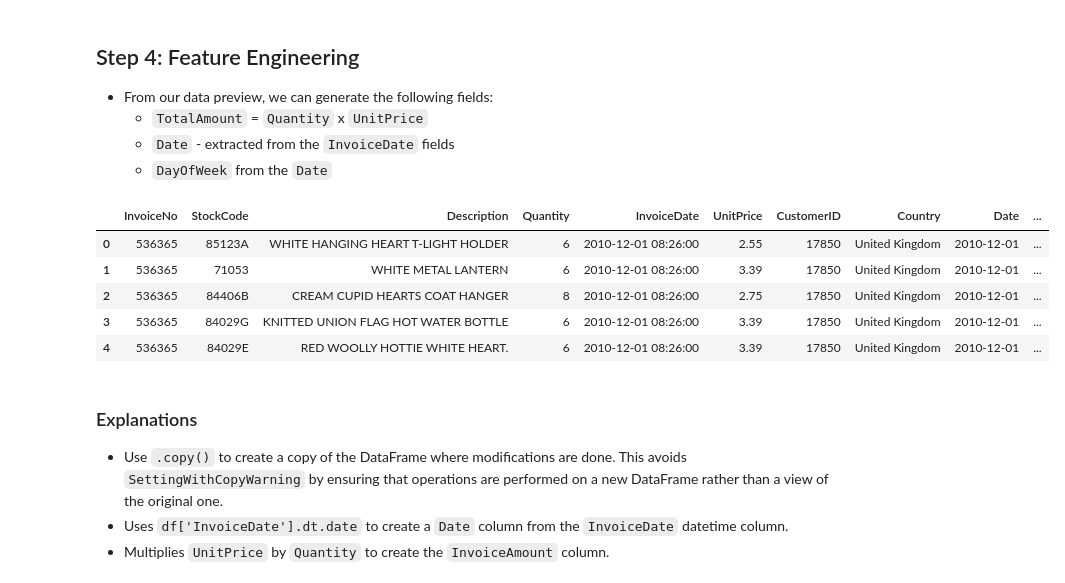
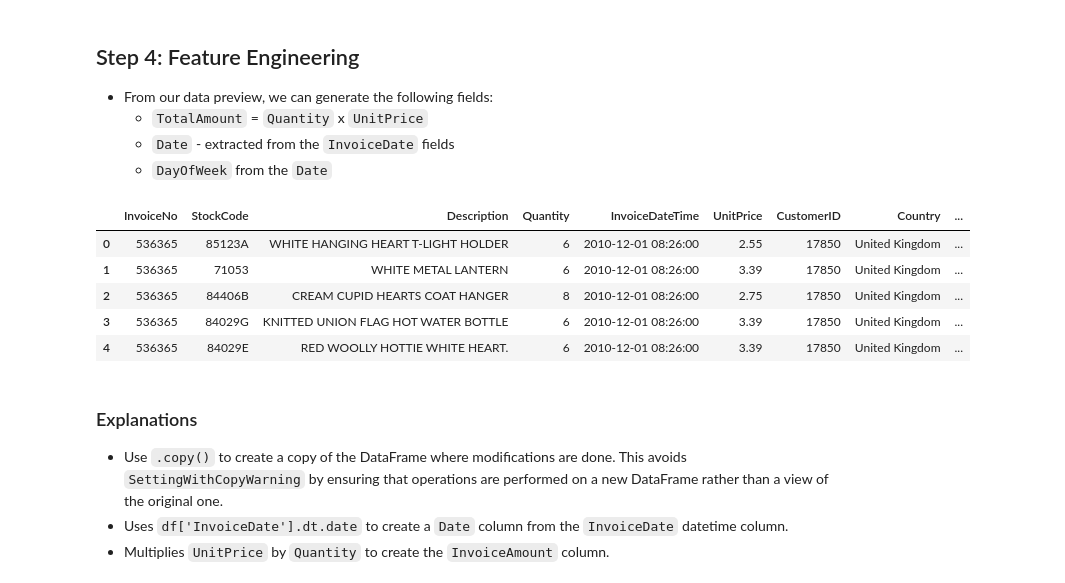
Before and after one commit to nyangweso-rodgers/data-analytics, a Jupyter notebook: 04-analytics-with-python/python-analytics-for-e-commerce-data/01-exploratory-data-analysis.ipynb, the cells around one changed output. Saved outputs shown, nothing was run; the diff lists cells and outputs as text; code cells hidden in the pictures.

```diff
--- a/04-analytics-with-python/python-analytics-for-e-commerce-data/01-exploratory-data-analysis.ipynb
+++ b/04-analytics-with-python/python-analytics-for-e-commerce-data/01-exploratory-data-analysis.ipynb
@@ -41,0 +46,12 @@ dataset1 shape: (541909, 8)
+# %%
+# Define the dictionary for renaming columns
+new_names = {
+    'InvoiceDate': 'InvoiceDateTime',
+}
+def rename_columns(df, new_names):
+    # Rename the columns based on the new_names dictionary
+    dataset1_renamed = df.rename(columns=new_names)
+
+    return dataset1_renamed
+dataset1_renamed = rename_columns(dataset1, new_names)
+dataset1_renamed.head()
@@ -132,7 +155,7 @@ def remove_null_rows(df, columns_to_check):
 columns_to_check = ['CustomerID', 'Description']
 
 # Remove rows with null values in the specified columns and save the result in a new DataFrame
-dataset1_without_nulls = remove_null_rows(dataset1, columns_to_check)
+dataset1_without_nulls = remove_null_rows(dataset1_renamed, columns_to_check)
 
 # Display the resulting DataFrame
 dataset1_without_nulls.head()
@@ -235,42 +258,43 @@ def feature_engineering(df):
     Function to perform feature engineering on the DataFrame.
 
     Parameters:
     df (pandas.DataFrame): The DataFrame to process.
 
     Returns:
     pandas.DataFrame: The DataFrame with additional features.
     """
     df = df.copy()  # Make a copy of the DataFrame to avoid SettingWithCopyWarning
 
     # Extract the date from InvoiceDate
-    df['Date'] = df['InvoiceDate'].dt.date
+    df['InvoiceDate'] = df['InvoiceDateTime'].dt.date
 
     # Calculate InvoiceAmount as the product of UnitPrice and Quantity
     df['InvoiceAmount'] = df['UnitPrice'] * df['Quantity']
 
     # Extract the day of the week from Date
-    df['DayOfWeek'] = df['Date'].apply(lambda x: x.strftime('%A'))
+    df['InvoiceDayOfWeek'] = df['InvoiceDate'].apply(lambda x: x.strftime('%A'))
 
     # Create MonthYear column
-    df['YearMonth'] = df['Date'].apply(lambda x: x.strftime('%Y-%m'))
+    df['InvoiceYearMonth'] = df['InvoiceDate'].apply(lambda x: x.strftime('%Y-%m-01'))
+    df['InvoiceYearMonth'] = pd.to_datetime(df['InvoiceYearMonth'])
 
     return df
 
 # Perform feature engineering on the cleaned DataFrame
 enhanced_dataset = feature_engineering(filtered_dataset1)
 
 # save the result
 enhanced_dataset.to_csv("dataset1-online-retail-enhanced.csv", index=False)
 
 # Display the resulting DataFrame with new features
 enhanced_dataset.head()
 # %% [output]
-|  | InvoiceNo | StockCode | Description | Quantity | InvoiceDate | UnitPrice | CustomerID | Country | Date | ... |
-| 0 | 536365 | 85123A | WHITE HANGING HEART T-LIGHT HOLDER | 6 | 2010-12-01 08:26:00 | 2.55 | 17850 | United Kingdom | 2010-12-01 | ... |
-| 1 | 536365 | 71053 | WHITE METAL LANTERN | 6 | 2010-12-01 08:26:00 | 3.39 | 17850 | United Kingdom | 2010-12-01 | ... |
-| 2 | 536365 | 84406B | CREAM CUPID HEARTS COAT HANGER | 8 | 2010-12-01 08:26:00 | 2.75 | 17850 | United Kingdom | 2010-12-01 | ... |
-| 3 | 536365 | 84029G | KNITTED UNION FLAG HOT WATER BOTTLE | 6 | 2010-12-01 08:26:00 | 3.39 | 17850 | United Kingdom | 2010-12-01 | ... |
-| 4 | 536365 | 84029E | RED WOOLLY HOTTIE WHITE HEART. | 6 | 2010-12-01 08:26:00 | 3.39 | 17850 | United Kingdom | 2010-12-01 | ... |
+|  | InvoiceNo | StockCode | Description | Quantity | InvoiceDateTime | UnitPrice | CustomerID | Country | ... |
+| 0 | 536365 | 85123A | WHITE HANGING HEART T-LIGHT HOLDER | 6 | 2010-12-01 08:26:00 | 2.55 | 17850 | United Kingdom | ... |
+| 1 | 536365 | 71053 | WHITE METAL LANTERN | 6 | 2010-12-01 08:26:00 | 3.39 | 17850 | United Kingdom | ... |
+| 2 | 536365 | 84406B | CREAM CUPID HEARTS COAT HANGER | 8 | 2010-12-01 08:26:00 | 2.75 | 17850 | United Kingdom | ... |
+| 3 | 536365 | 84029G | KNITTED UNION FLAG HOT WATER BOTTLE | 6 | 2010-12-01 08:26:00 | 3.39 | 17850 | United Kingdom | ... |
+| 4 | 536365 | 84029E | RED WOOLLY HOTTIE WHITE HEART. | 6 | 2010-12-01 08:26:00 | 3.39 | 17850 | United Kingdom | ... |
 # %% [markdown]
 ### Explanations
 - Use `.copy()` to create a copy of the DataFrame where modifications are done. This avoids `SettingWithCopyWarning` by ensuring that operations are performed on a new DataFrame rather than a view of the original one.
```
Also changed, not shown: parts of 12 cells of this notebook, 2 other files.
